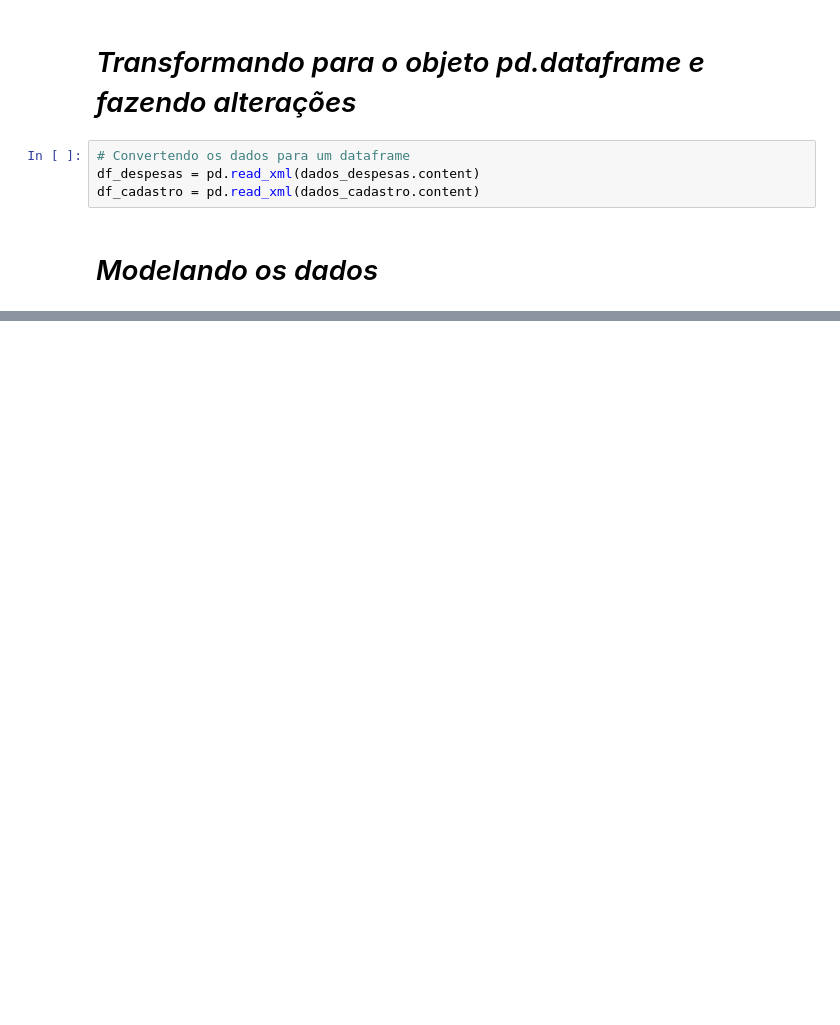
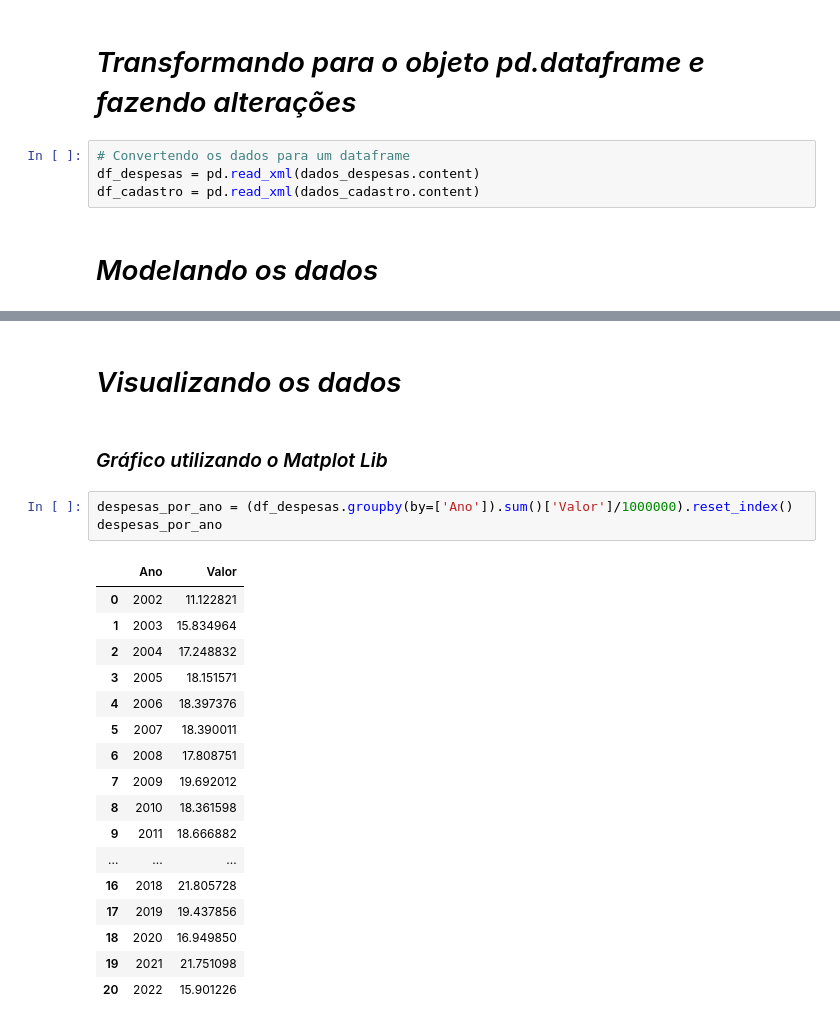
Before and after one commit to JoaoMouraSS/Projetos, a Jupyter notebook: Analise_dos_gastos_dos_deputados_estaduais_de_SP.ipynb, the cells around one changed output, grey strips where cells are left out. Drawn from its saved outputs; the diff is of its cells as text; blank space fills up the shorter version.

```diff
--- a/Analise_dos_gastos_dos_deputados_estaduais_de_SP.ipynb
+++ b/Analise_dos_gastos_dos_deputados_estaduais_de_SP.ipynb
@@ -83,0 +91,25 @@ df_analise
+# %% [markdown]
+# *Visualizando os dados*
+# %% [markdown]
+### *Gráfico utilizando o Matplot Lib*
+# %%
+despesas_por_ano = (df_despesas.groupby(by=['Ano']).sum()['Valor']/1000000).reset_index()
+despesas_por_ano
+# %% [output]
+|  | Ano | Valor |
+| 0 | 2002 | 11.122821 |
+| 1 | 2003 | 15.834964 |
+| 2 | 2004 | 17.248832 |
+| 3 | 2005 | 18.151571 |
+| 4 | 2006 | 18.397376 |
+| 5 | 2007 | 18.390011 |
+| 6 | 2008 | 17.808751 |
+| 7 | 2009 | 19.692012 |
+| 8 | 2010 | 18.361598 |
+| 9 | 2011 | 18.666882 |
+| ... | ... | ... |
+| 16 | 2018 | 21.805728 |
+| 17 | 2019 | 19.437856 |
+| 18 | 2020 | 16.949850 |
+| 19 | 2021 | 21.751098 |
+| 20 | 2022 | 15.901226 |
```
Also changed, not shown: parts of 6 cells of this notebook.
